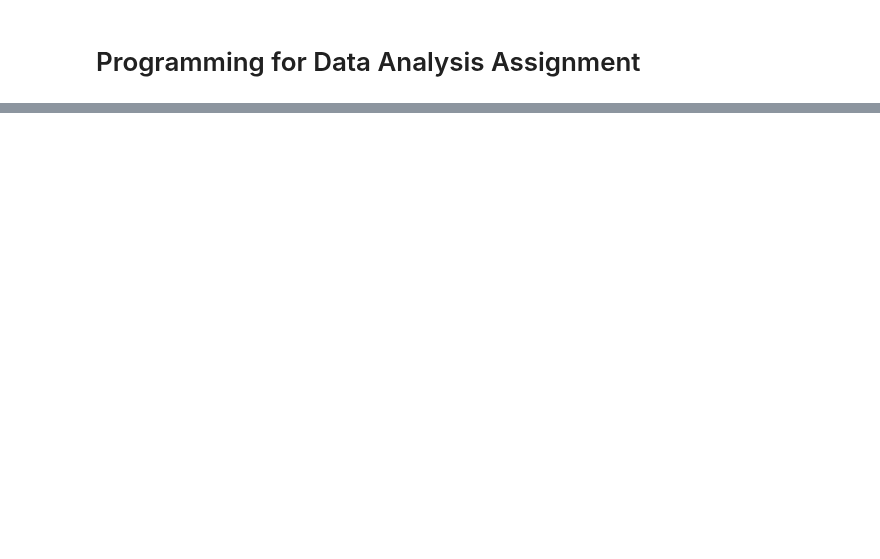
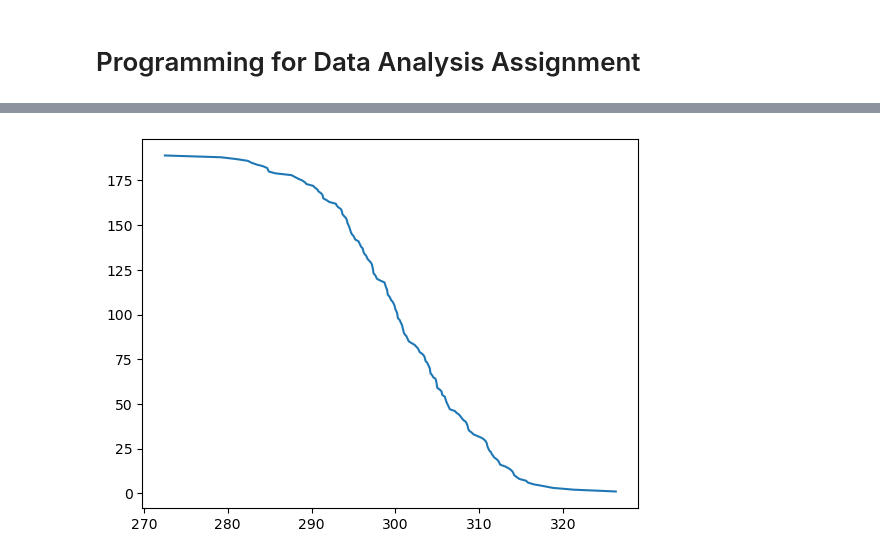
Before and after one commit to mickalleny2k/PfDA_Assignment, a Jupyter notebook: PfDA_Assignment.ipynb, the cells around one changed output, grey strips where cells are left out. Drawn from its saved outputs; the diff is of its cells as text; code cells hidden in the pictures; blank space fills up the shorter version.

```diff
--- a/PfDA_Assignment.ipynb
+++ b/PfDA_Assignment.ipynb
@@ -2,0 +34,3 @@
+# %%
+df1 = pd.read_csv('pgatour_golfstats_2022-2023_driving.csv')
+df1
@@ -2,0 +51,7 @@
+# %%
+y = df1.RANK
+x = df1.AVG
+plt.plot(x,y)
+plt.show()
+# %% [output]
+[figure, added]
```
Also changed, not shown: parts of 25 cells of this notebook, 2 other files.
